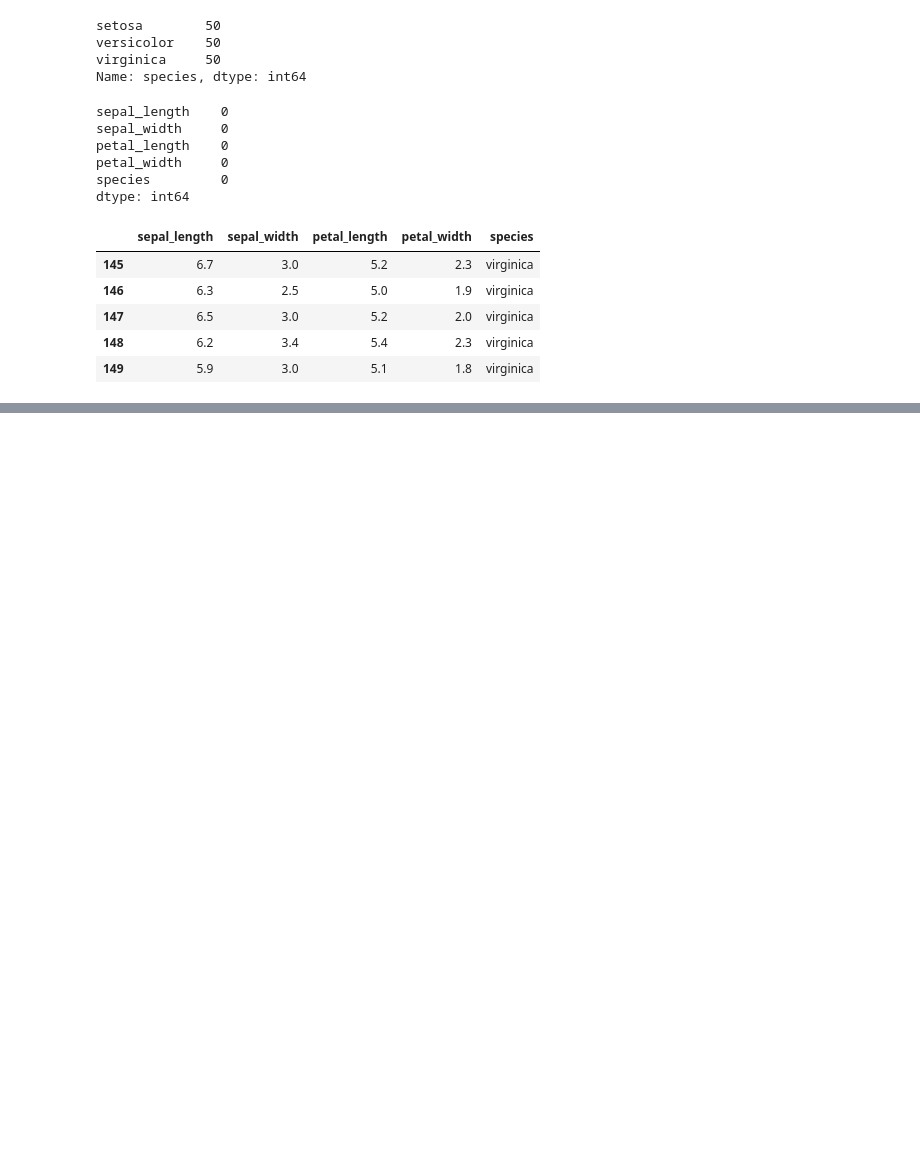
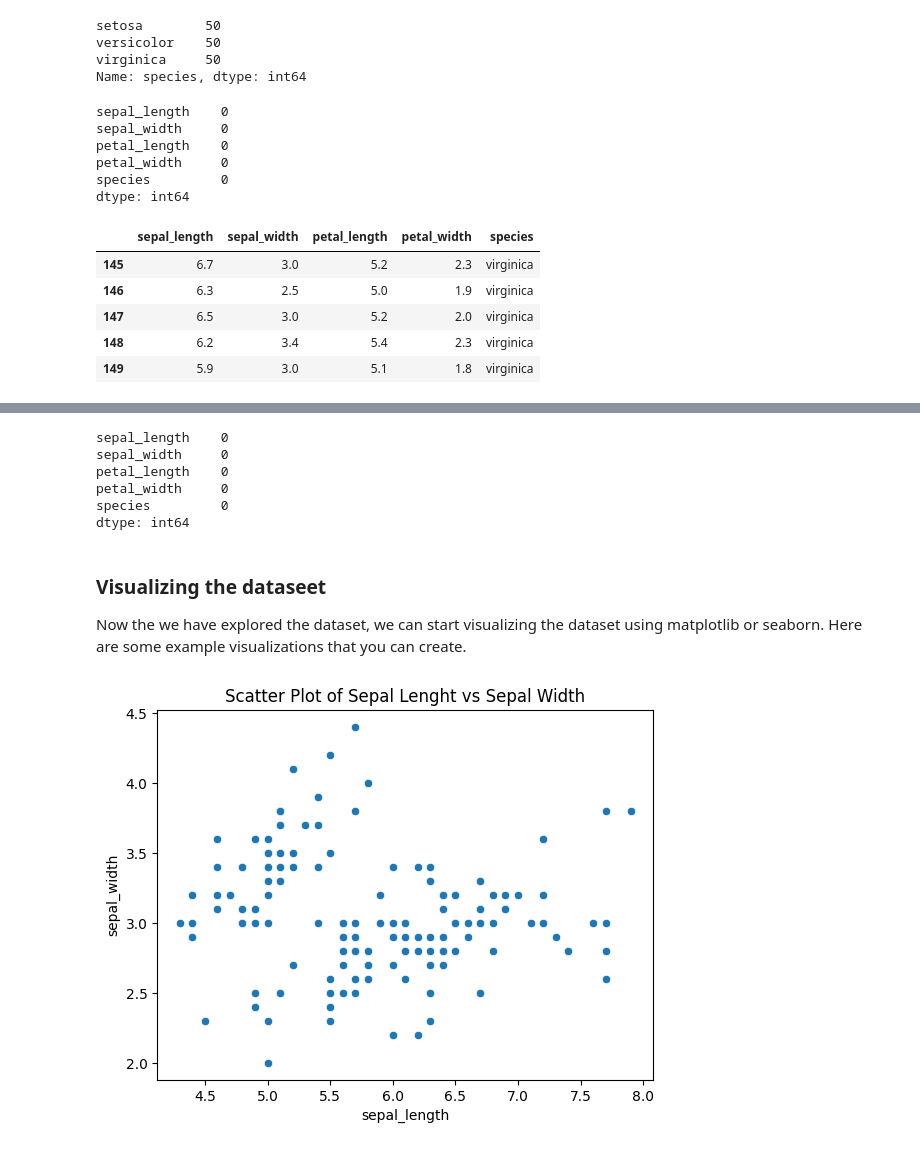
Before and after one commit to chaidosa/100-days-of-DS, a Jupyter notebook: Day_1_to_5.ipynb, the cells around one changed output, grey strips where cells are left out. Saved outputs shown, nothing was run; the diff lists cells and outputs as text; code cells hidden in the pictures; blank space fills up the shorter version.

```diff
--- a/Day_1_to_5.ipynb
+++ b/Day_1_to_5.ipynb
@@ -226,0 +232,9 @@ iris_df.tail()
+# %%
+# Importing Libraries and Loading the dataset
+
+import pandas as pd
+import matplotlib.pyplot as plt
+import seaborn as sns
+
+# Load the iris dataset
+df = sns.load_dataset('iris')
@@ -226,0 +264,20 @@ iris_df.tail()
+# %%
+# Check for missing values in the dataset
+df.isna().sum()
+# %% [output]
+sepal_length    0
+sepal_width     0
+petal_length    0
+petal_width     0
+species         0
+dtype: int64
+# %% [markdown]
+### Visualizing the dataseet
+Now the we have explored the dataset, we can start visualizing the dataset using matplotlib or seaborn. Here are some example visualizations that you can create.
+# %%
+#Scatter plot of sepal length vs sepal width
+sns.scatterplot(x='sepal_length', y='sepal_width', data=df)
+plt.title('Scatter Plot of Sepal Lenght vs Sepal Width')
+plt.show()
+# %% [output]
+[figure, added]
```
Also changed, not shown: parts of 10 cells of this notebook.
